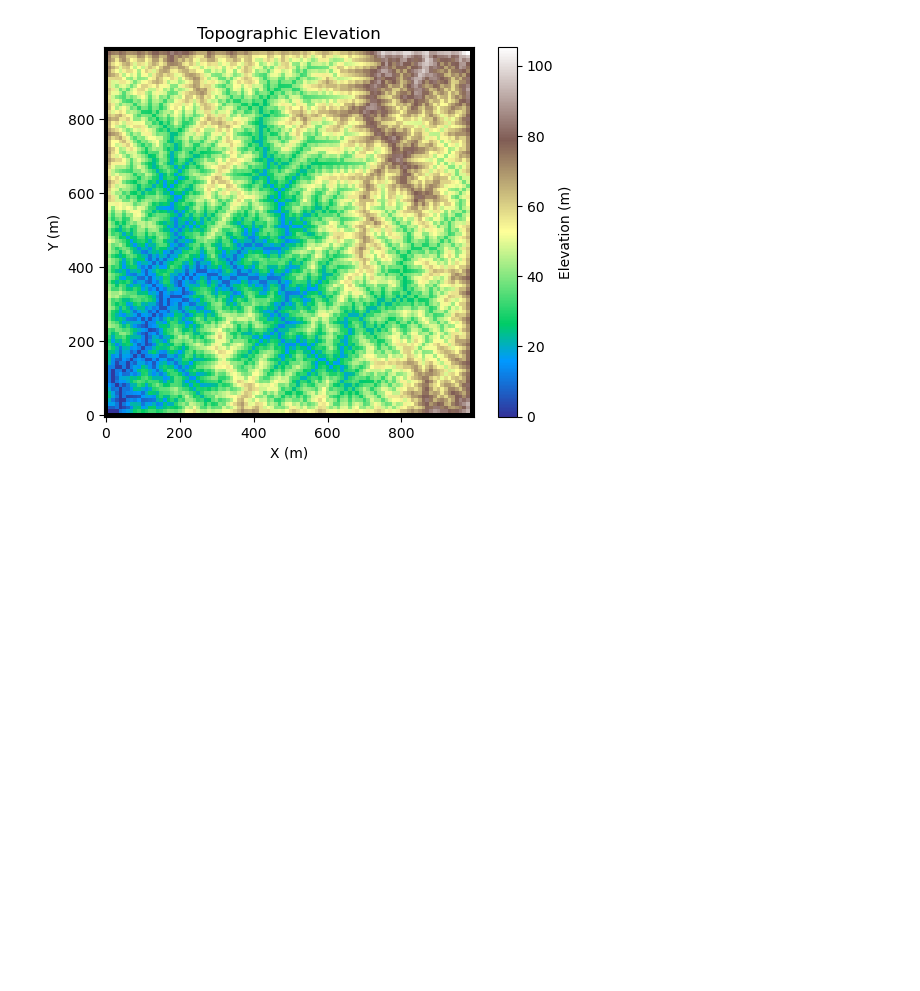
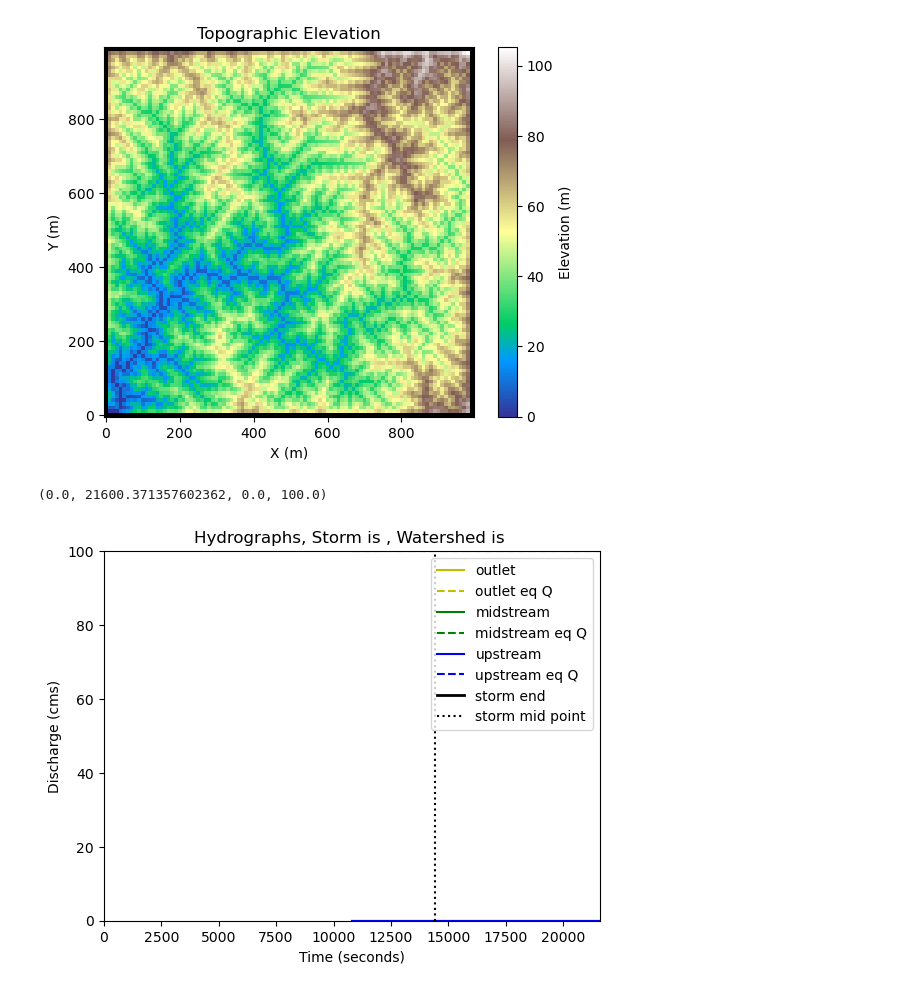
Before and after one commit to gsb223/landlabwork, a Jupyter notebook: final code/rain_sample_topo_example.ipynb, the cells around one changed output. Saved outputs shown, nothing was run; the diff lists cells and outputs as text; code cells hidden in the pictures; blank space fills up the shorter version.

```diff
--- a/final code/rain_sample_topo_example.ipynb
+++ b/final code/rain_sample_topo_example.ipynb
@@ -277,3 +374,57 @@ plot = plt.subplot()
 imshow_grid(mg, 'topographic__elevation', plot_name='Topographic Elevation', var_name = 'Elevation', var_units=r'm', grid_units=('m', 'm'), cmap='terrain',color_for_background=None)
 # %% [output]
 [figure]
+# %%
+## Code Block 7
+
+## Calculate equilibrium discharge at each point for reference
+outlet_eq_q = mg.at_node["drainage_area"][outlet_node_to_sample]
+midstream_eq_q = (
+    mg.at_node["drainage_area"][midstream_node_to_sample]
+)
+upstream_eq_q = (
+    mg.at_node["drainage_area"][upstream_node_to_sample]
+)
+
+
+## Plotting hydrographs and equilibrium discharge
+plt.figure(2)
+plt.plot(hydrograph_time, discharge_at_outlet, "y-", label="outlet")
+plt.plot(
+    [np.min(hydrograph_time), np.max(hydrograph_time)],
+    [outlet_eq_q, outlet_eq_q],
+    "y--",
+    label="outlet eq Q",
+)
+plt.plot(hydrograph_time, discharge_midstream, "g-", label="midstream")
+plt.plot(
+    [np.min(hydrograph_time), np.max(hydrograph_time)],
+    [midstream_eq_q, midstream_eq_q],
+    "g--",
+    label="midstream eq Q",
+)
+plt.plot(hydrograph_time, discharge_upstream, "b-", label="upstream")
+plt.plot(
+    [np.min(hydrograph_time), np.max(hydrograph_time)],
+    [upstream_eq_q, upstream_eq_q],
+    "b--",
+    label="upstream eq Q",
+)
+
+## Plot storm end and center of storm for reference
+plt.plot(
+    [of_total_time, of_total_time], [0, 100], "k-", linewidth=2, label="storm end"
+)
+plt.plot(
+    [of_total_time / 2, of_total_time / 2], [0, 100], "k:", label="storm mid point"
+)
+
+plt.ylabel("Discharge (cms)")
+plt.xlabel("Time (seconds)")
+plt.legend(loc="upper right")
+title_text = "Hydrographs, Storm is " + ", Watershed is "
+plt.title(title_text)
+plt.axis([0, np.max(hydrograph_time), 0, 100])
+# %% [output]
+(0.0, 21600.371357602362, 0.0, 100.0)
+[figure, added]
```
Also changed, not shown: parts of 9 cells of this notebook.
